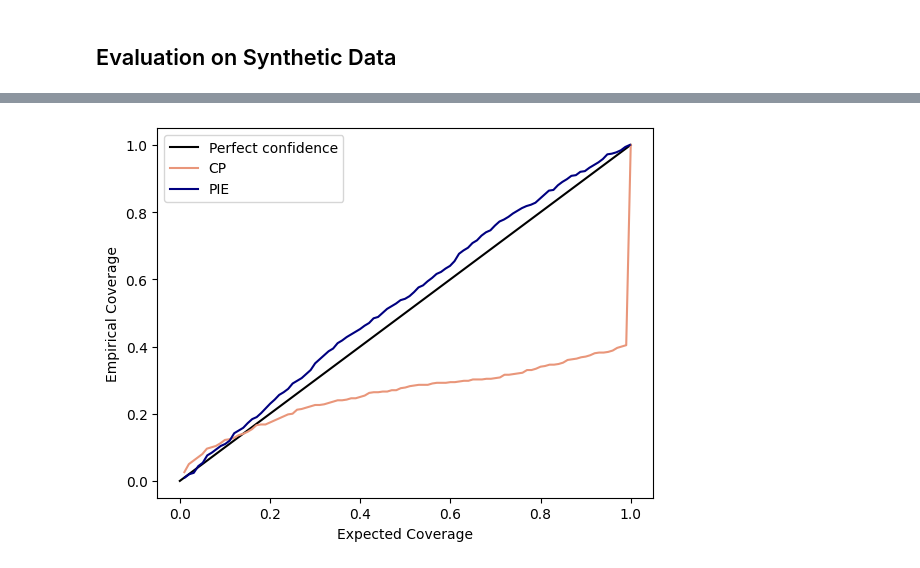
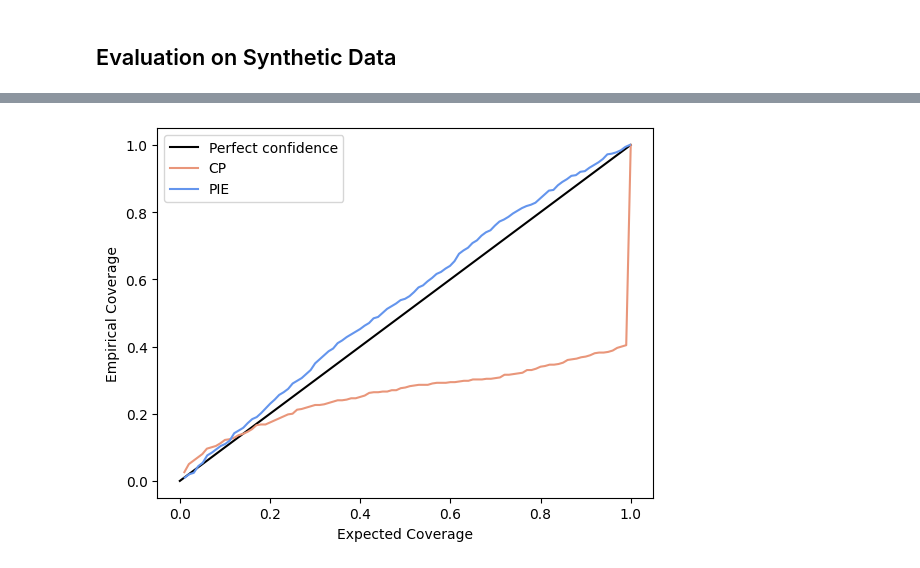
Before and after one commit to nadavbennun1/collective_posterior, a Jupyter notebook: test collective.ipynb, the cells around one changed output, grey strips where cells are left out. Cells and saved outputs as stored; diff of their text form; code cells hidden in the pictures.

```diff
--- a/test collective.ipynb
+++ b/test collective.ipynb
@@ -274,22 +303,22 @@ plot_accuracy(cp_acc, ax, color='darksalmon')
 # %%
 # Coverage
 
 def plot_covs(covs, ax, label, color):
     H,X1 = np.histogram(covs, bins = 100, normed = True)
     dx = X1[1] - X1[0]
     F1 = np.cumsum(H)*dx
     ax.plot(X1[1:], F1, label = label, color=color)
 
     ax.set_xlabel('Expected Coverage')
     ax.set_ylabel('Empirical Coverage')
     ax.legend()
     return
 
 fig, ax = plt.subplots()
 ax.plot(np.linspace(0,1,100),np.linspace(0,1,100), color='k', label='Perfect confidence')
 covs = pd.read_csv(f'{model}/tests/covs_{model}.csv', index_col=0, dtype='float')
 plot_covs(covs,ax,label='CP',color='darksalmon')
 covs_iid = pd.read_csv(f'{model}/tests/covs_{model}_iid.csv', index_col=0, dtype='float')
-plot_covs(covs_iid,ax,label='PIE',color='navy')
+plot_covs(covs_iid,ax,label='PIE',color='cornflowerblue')
 # %% [output]
-[figure, old version]
+[figure, new version]
```
Also changed, not shown: parts of 16 cells of this notebook, 1 other file.
